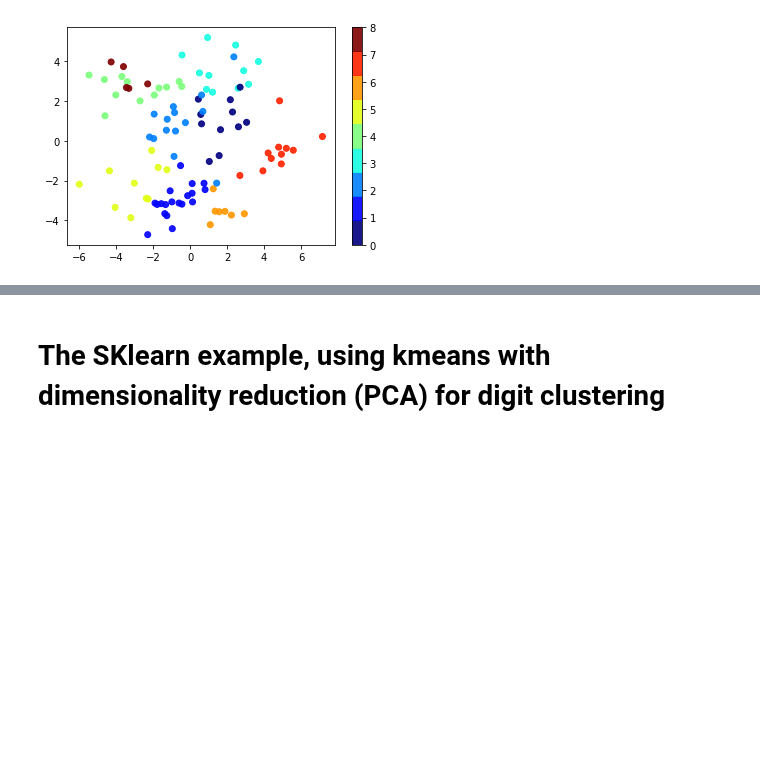
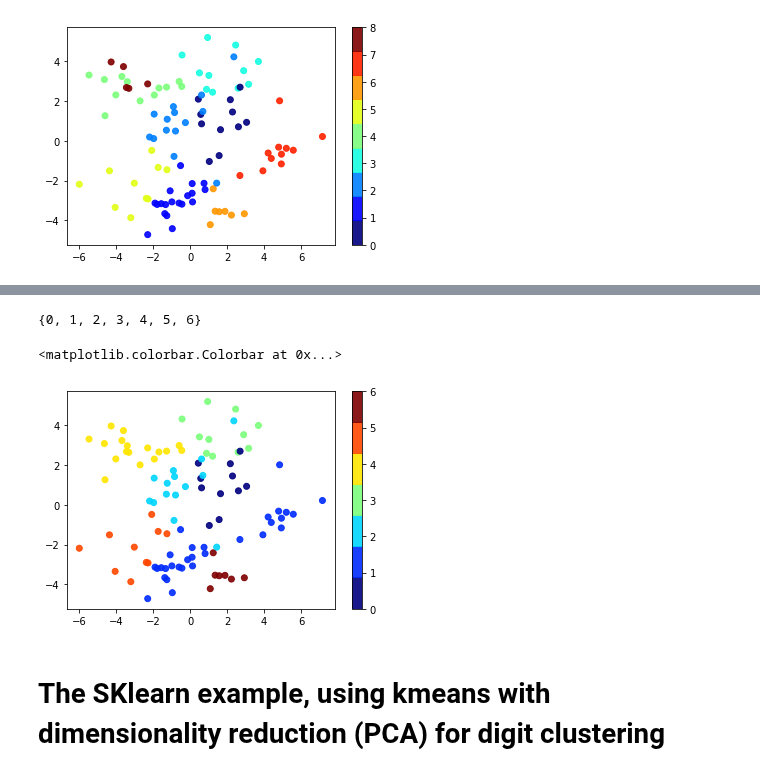
Before and after one commit to patricsteiner/image_clustering, a Jupyter notebook: intelligent_image_clustering.ipynb, the cells around one changed output, grey strips where cells are left out. Cells and saved outputs as stored; diff of their text form; code cells hidden in the pictures; blank space fills up the shorter version.

```diff
--- a/intelligent_image_clustering.ipynb
+++ b/intelligent_image_clustering.ipynb
@@ -459,3 +330,18 @@ plt.colorbar()
+# %%
+merge(similarityMatrix, p, 2,7)
+print(set(p))
+# %% [output]
+{0, 1, 2, 3, 4, 5, 6}
+# %%
+n_clusters = 7
+p = SpectralClustering(n_clusters=n_clusters, affinity="precomputed", random_state=1).fit_predict(similarityMatrix)
+cmap = cm.get_cmap('jet', lut=n_clusters)
+plt.figure()
+plt.scatter(Xreduced[:, 0], Xreduced[:, 1], c=p, cmap=cmap, alpha=.9)
+plt.colorbar()
+# %% [output]
+<matplotlib.colorbar.Colorbar at 0x...>
+[figure, added]
 # %% [markdown]
 # The SKlearn example, using kmeans with dimensionality reduction (PCA) for digit clustering
 # %%
```
Also changed, not shown: parts of 32 cells of this notebook.
